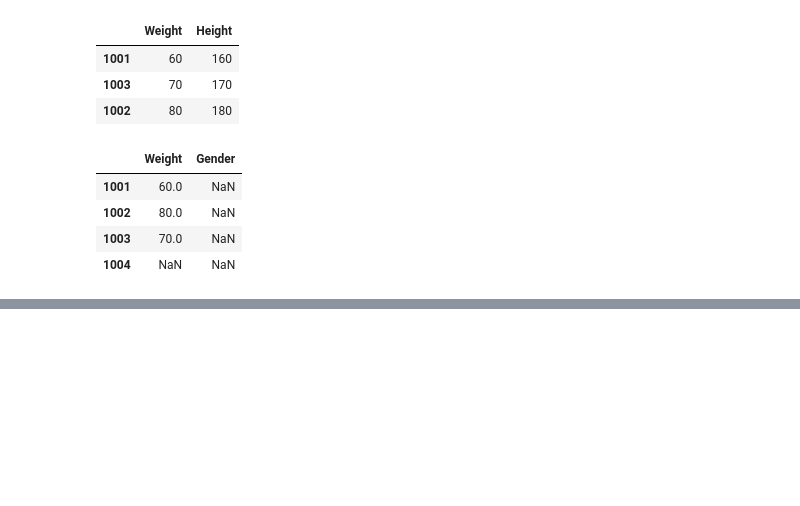
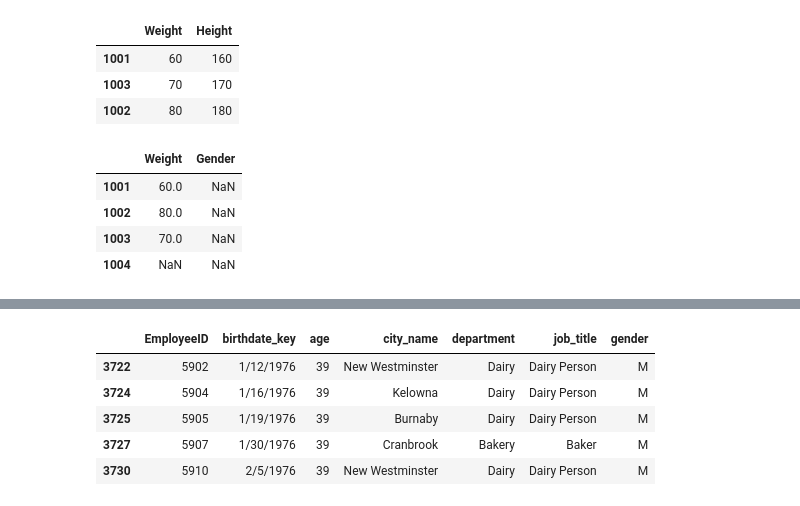
Before and after one commit to jefferyhe2025/python_learning, a Jupyter notebook: pandas/pandas_index.ipynb, the cells around one changed output, grey strips where cells are left out. Drawn from its saved outputs; the diff is of its cells as text; code cells hidden in the pictures; blank space fills up the shorter version.

Commit message:
Pandas第三章章末检测

```diff
--- a/pandas/pandas_index.ipynb
+++ b/pandas/pandas_index.ipynb
@@ -656,0 +722,16 @@ df_reindex.reindex(index=['1001','1002','1003','1004'],
+# %%
+# 第一小问
+import pandas as pd
+
+df = pd.read_csv('data_base/data/ch3/company.csv')
+age = df.age < 40
+department = df.department.isin(['Bakery','Dairy'])
+gender = df.gender == 'M'
+df.loc[age & department & gender].head()
+# %% [output]
+|  | EmployeeID | birthdate_key | age | city_name | department | job_title | gender |
+| 3722 | 5902 | 1/12/1976 | 39 | New Westminster | Dairy | Dairy Person | M |
+| 3724 | 5904 | 1/16/1976 | 39 | Kelowna | Dairy | Dairy Person | M |
+| 3725 | 5905 | 1/19/1976 | 39 | Burnaby | Dairy | Dairy Person | M |
+| 3727 | 5907 | 1/30/1976 | 39 | Cranbrook | Bakery | Baker | M |
+| 3730 | 5910 | 2/5/1976 | 39 | New Westminster | Dairy | Dairy Person | M |
```
Also changed, not shown: parts of 10 cells of this notebook.
